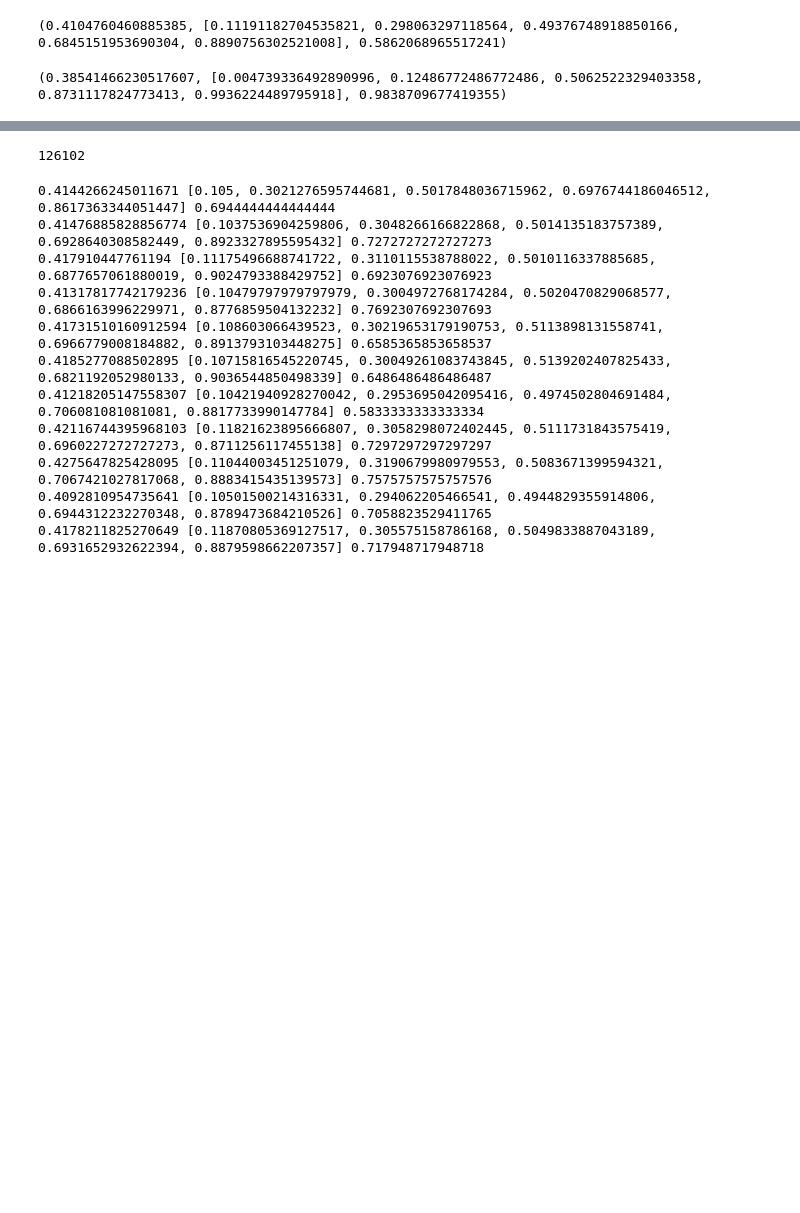
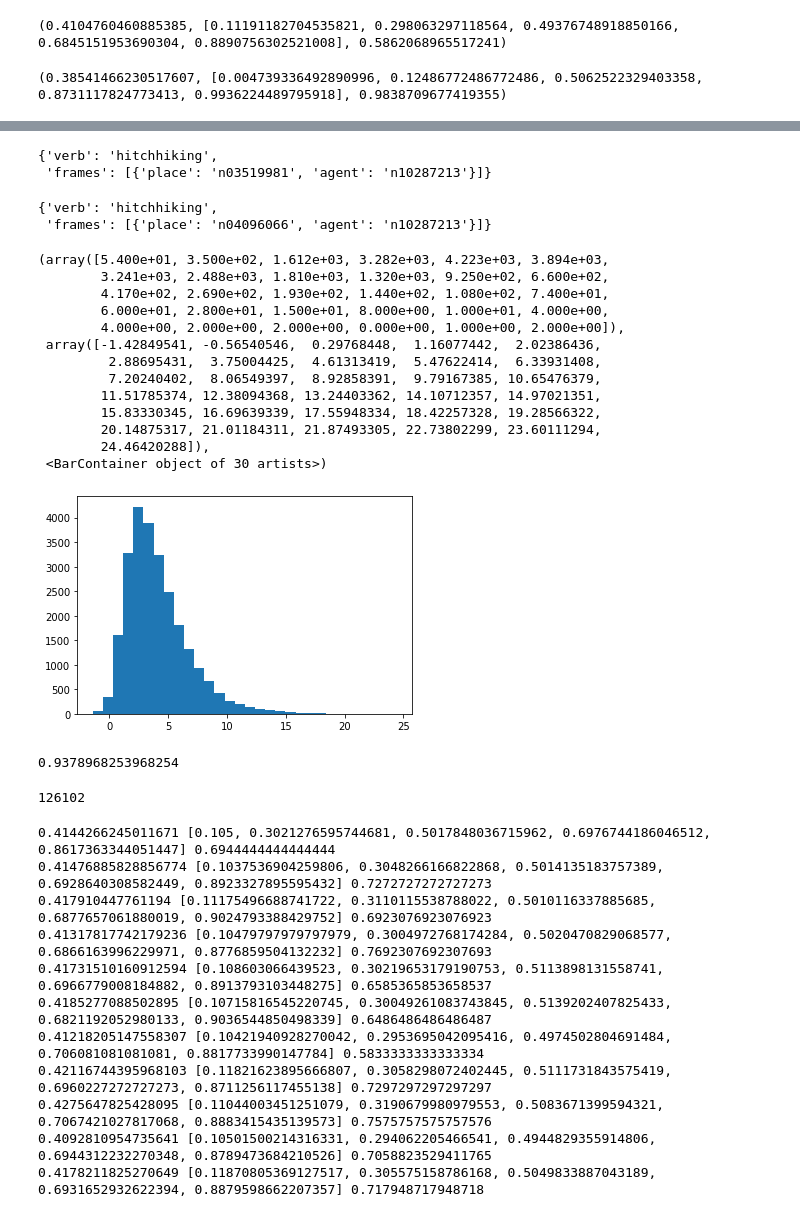
Before and after one commit to rtaori/imSitu, a Jupyter notebook: split_data_and_calculate_metrics.ipynb, the cells around one changed output, grey strips where cells are left out. Saved outputs shown, nothing was run; the diff lists cells and outputs as text; code cells hidden in the pictures; blank space fills up the shorter version.

```diff
--- a/split_data_and_calculate_metrics.ipynb
+++ b/split_data_and_calculate_metrics.ipynb
@@ -252,0 +272,5 @@ print(get_prediction_gender_stats(dev_preds))
+# %%
+dev_set_collapsed['hitchhiking_238.jpg']
+# %% [output]
+{'verb': 'hitchhiking',
+ 'frames': [{'place': 'n03519981', 'agent': 'n10287213'}]}
@@ -253,3 +284,31 @@ print(get_prediction_gender_stats(dev_preds))
+# %%
+transform_preds_to_dataset(dev_preds)['hitchhiking_238.jpg']
+# %% [output]
+{'verb': 'hitchhiking',
+ 'frames': [{'place': 'n04096066', 'agent': 'n10287213'}]}
+# %%
+scores = [v[0]['score'] for v in dev_preds.values()]
+# %%
+plt.hist(scores, bins=30)
+# %% [output]
+(array([5.400e+01, 3.500e+02, 1.612e+03, 3.282e+03, 4.223e+03, 3.894e+03,
+        3.241e+03, 2.488e+03, 1.810e+03, 1.320e+03, 9.250e+02, 6.600e+02,
+        4.170e+02, 2.690e+02, 1.930e+02, 1.440e+02, 1.080e+02, 7.400e+01,
+        6.000e+01, 2.800e+01, 1.500e+01, 8.000e+00, 1.000e+01, 4.000e+00,
+        4.000e+00, 2.000e+00, 2.000e+00, 0.000e+00, 1.000e+00, 2.000e+00]),
+ array([-1.42849541, -0.56540546,  0.29768448,  1.16077442,  2.02386436,
+         2.88695431,  3.75004425,  4.61313419,  5.47622414,  6.33931408,
+         7.20240402,  8.06549397,  8.92858391,  9.79167385, 10.65476379,
+        11.51785374, 12.38094368, 13.24403362, 14.10712357, 14.97021351,
+        15.83330345, 16.69639339, 17.55948334, 18.42257328, 19.28566322,
+        20.14875317, 21.01184311, 21.87493305, 22.73802299, 23.60111294,
+        24.46420288]),
+ <BarContainer object of 30 artists>)
+[figure, added]
+# %%
+np.mean(np.array(scores) >= 1)
+# %% [output]
+0.9378968253968254
 # %%
 len(data_all)
 # %% [output]
```
Also changed, not shown: parts of 5 cells of this notebook, 2 other files.
